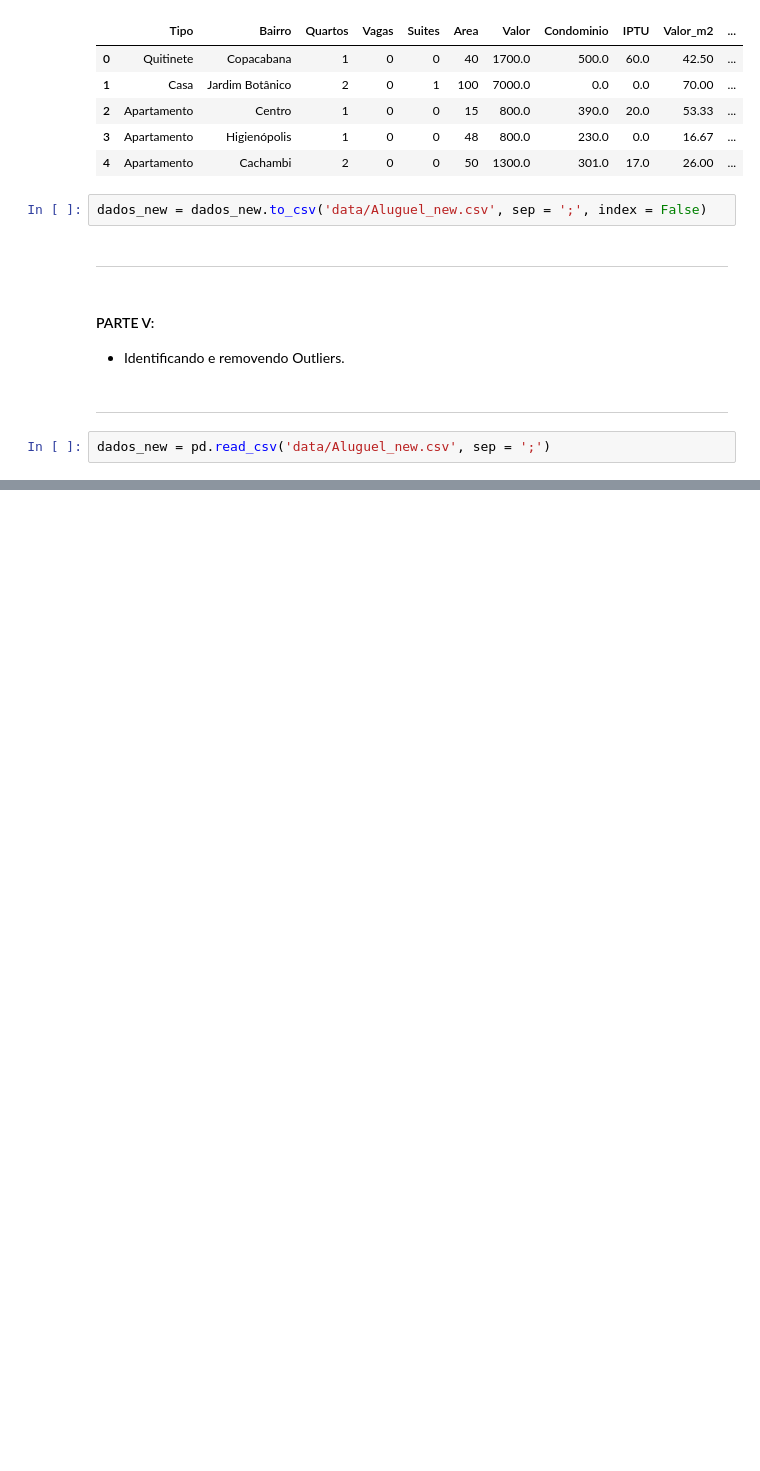
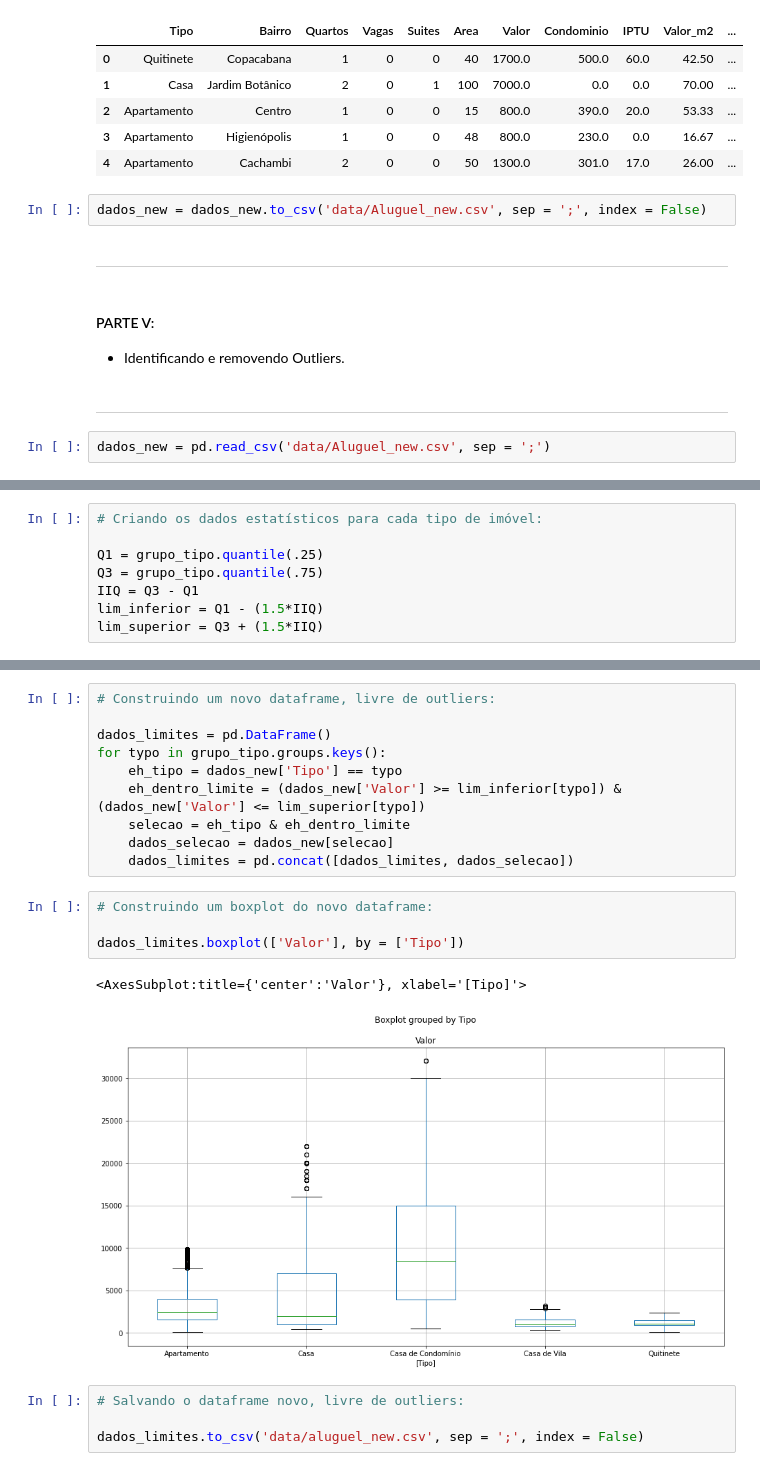
Before and after one commit to silsantos/Data-Science_Projects, a Jupyter notebook: Tratamento_dados_outliers/Aluguel_imoveis.ipynb, the cells around one changed output, grey strips where cells are left out. Cells and saved outputs as stored; diff of their text form; blank space fills up the shorter version.

```diff
--- a/Tratamento_dados_outliers/Aluguel_imoveis.ipynb
+++ b/Tratamento_dados_outliers/Aluguel_imoveis.ipynb
@@ -538,0 +709,8 @@ dados_new = pd.read_csv('data/Aluguel_new.csv', sep = ';')
+# %%
+# Criando os dados estatísticos para cada tipo de imóvel:
+
+Q1 = grupo_tipo.quantile(.25)
+Q3 = grupo_tipo.quantile(.75)
+IIQ = Q3 - Q1
+lim_inferior = Q1 - (1.5*IIQ)
+lim_superior = Q3 + (1.5*IIQ)
@@ -538,0 +737,21 @@ dados_new = pd.read_csv('data/Aluguel_new.csv', sep = ';')
+# %%
+# Construindo um novo dataframe, livre de outliers:
+
+dados_limites = pd.DataFrame()
+for typo in grupo_tipo.groups.keys():
+    eh_tipo = dados_new['Tipo'] == typo
+    eh_dentro_limite = (dados_new['Valor'] >= lim_inferior[typo]) & (dados_new['Valor'] <= lim_superior[typo])
+    selecao = eh_tipo & eh_dentro_limite
+    dados_selecao = dados_new[selecao]
+    dados_limites = pd.concat([dados_limites, dados_selecao])
+# %%
+# Construindo um boxplot do novo dataframe:
+
+dados_limites.boxplot(['Valor'], by = ['Tipo'])
+# %% [output]
+<AxesSubplot:title={'center':'Valor'}, xlabel='[Tipo]'>
+[figure, added]
+# %%
+# Salvando o dataframe novo, livre de outliers:
+
+dados_limites.to_csv('data/aluguel_new.csv', sep = ';', index = False)
```
Also changed, not shown: parts of 24 cells of this notebook, 1 other file.
